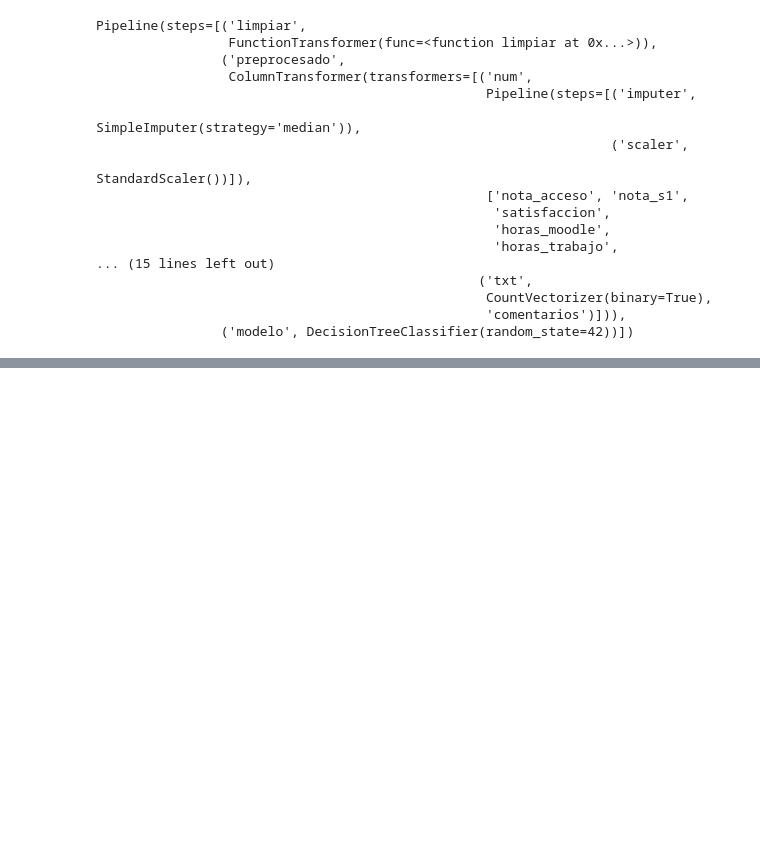
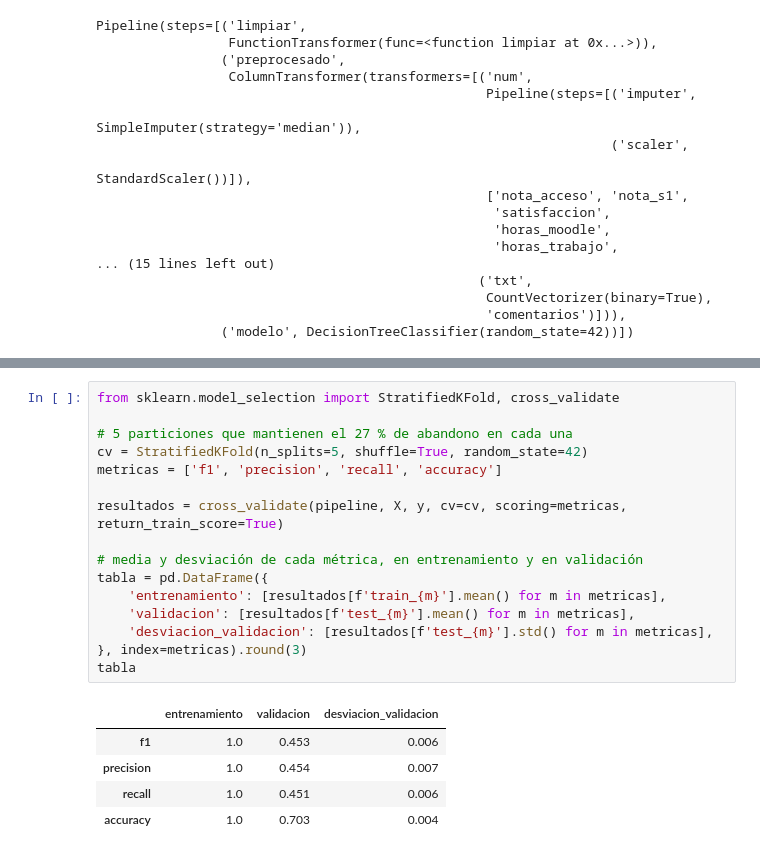
Before and after one commit to alfquito0206/data-mining-2026, a Jupyter notebook: practica-01/Práctica 1 - Análisis, procesamiento y validación .ipynb, the cells around one changed output, grey strips where cells are left out. Cells and saved outputs as stored; diff of their text form; blank space fills up the shorter version.

```diff
--- a/practica-01/Práctica 1 - Análisis, procesamiento y validación .ipynb
+++ b/practica-01/Práctica 1 - Análisis, procesamiento y validación .ipynb
@@ -1782,0 +1797,22 @@ Pipeline(steps=[('limpiar',
+# %%
+from sklearn.model_selection import StratifiedKFold, cross_validate
+
+# 5 particiones que mantienen el 27 % de abandono en cada una
+cv = StratifiedKFold(n_splits=5, shuffle=True, random_state=42)
+metricas = ['f1', 'precision', 'recall', 'accuracy']
+
+resultados = cross_validate(pipeline, X, y, cv=cv, scoring=metricas, return_train_score=True)
+
+# media y desviación de cada métrica, en entrenamiento y en validación
+tabla = pd.DataFrame({
+    'entrenamiento': [resultados[f'train_{m}'].mean() for m in metricas],
+    'validacion': [resultados[f'test_{m}'].mean() for m in metricas],
+    'desviacion_validacion': [resultados[f'test_{m}'].std() for m in metricas],
+}, index=metricas).round(3)
+tabla
+# %% [output]
+|  | entrenamiento | validacion | desviacion_validacion |
+| f1 | 1.0 | 0.453 | 0.006 |
+| precision | 1.0 | 0.454 | 0.007 |
+| recall | 1.0 | 0.451 | 0.006 |
+| accuracy | 1.0 | 0.703 | 0.004 |
```
Also changed, not shown: parts of 7 cells of this notebook.
